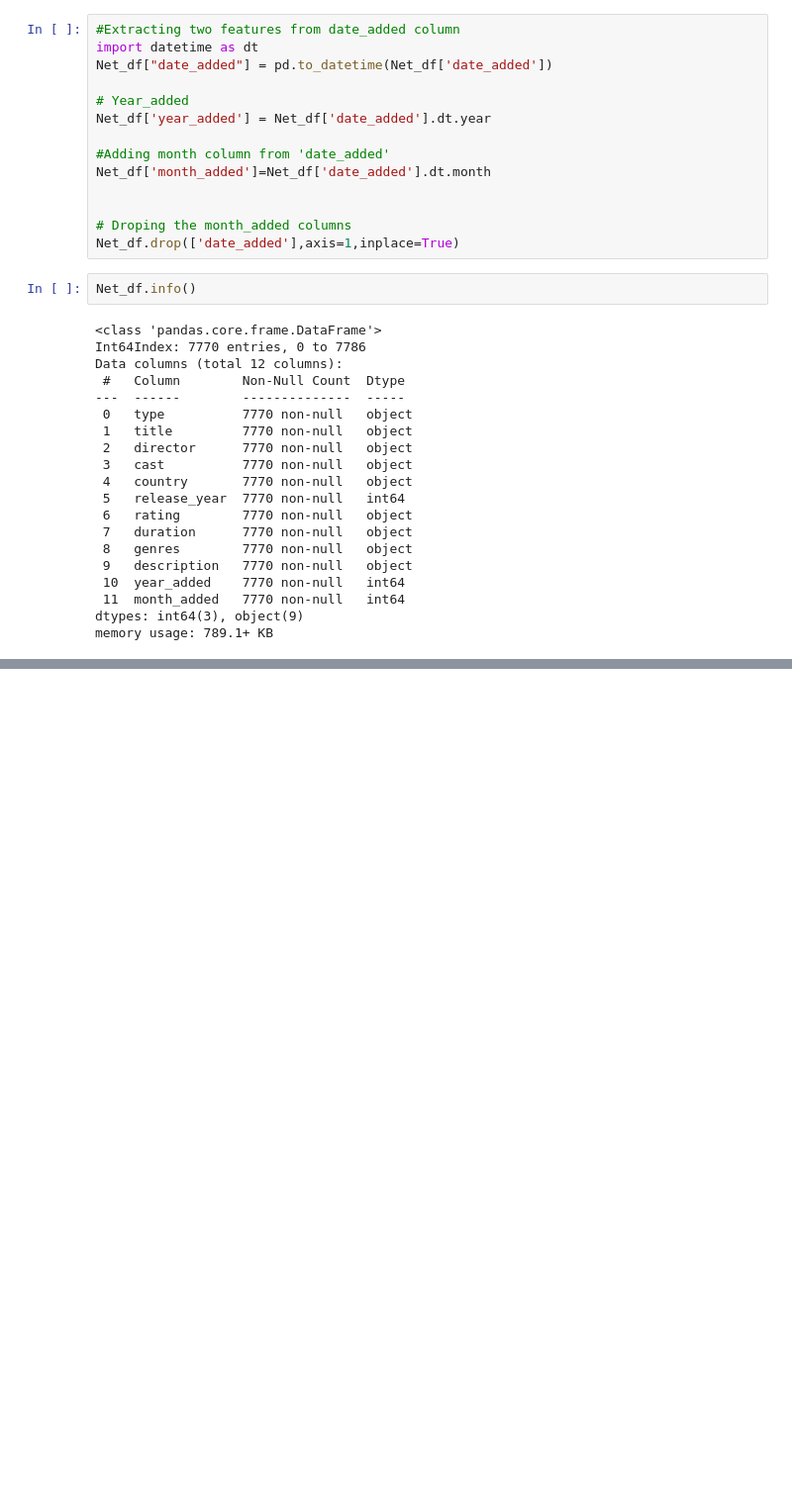
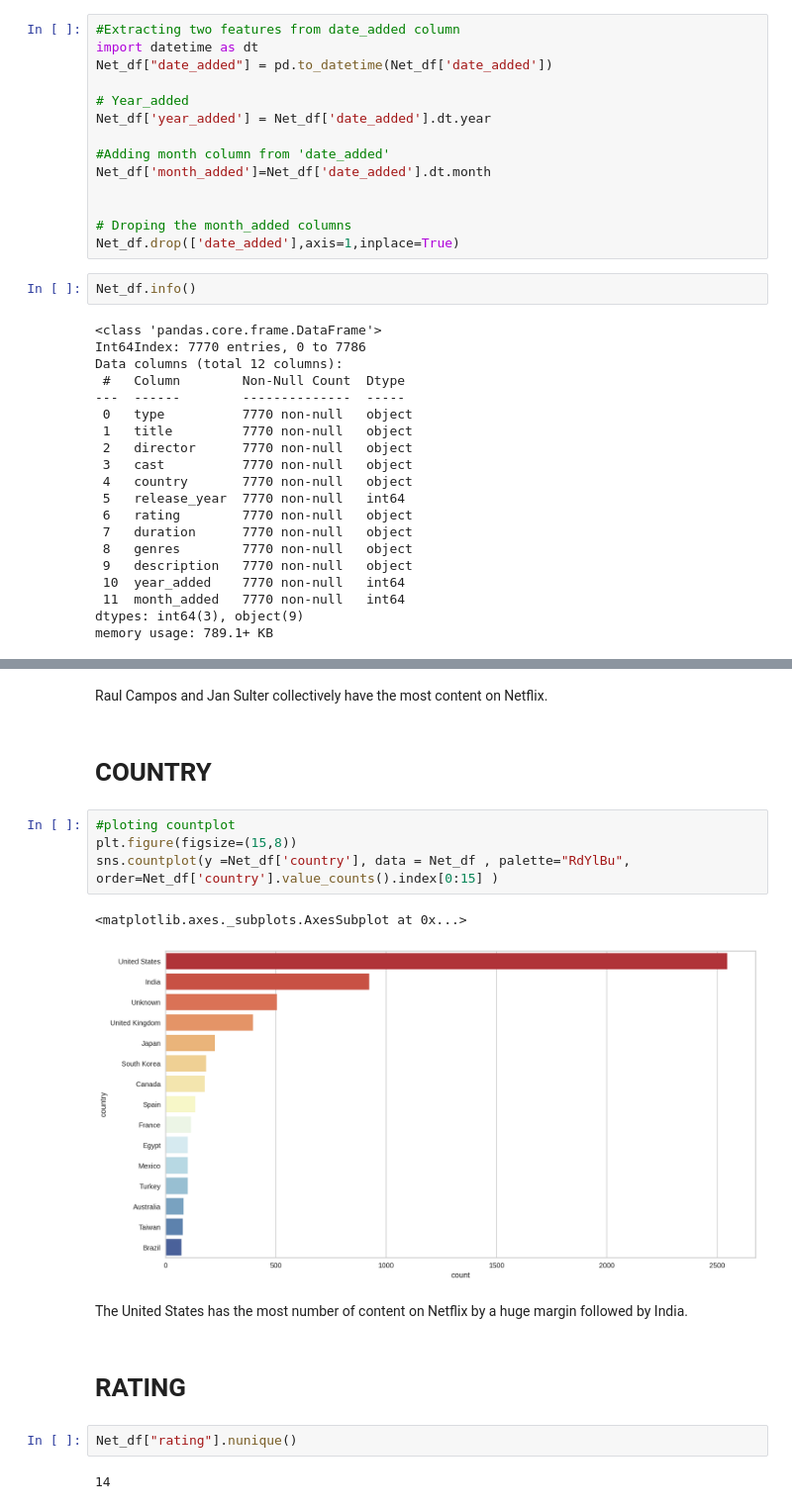
Before and after one commit to Harshjyot-Singh-Chawla/-Netflix-Movies-and-TV-shows-Clustering-, a Jupyter notebook: Copy_of_NETFLIX_MOVIES_AND_TV_SHOWS_CLUSTERING.ipynb, the cells around one changed output, grey strips where cells are left out. Shown at 99% size. Drawn from its saved outputs; the diff is of its cells as text; blank space fills up the shorter version.

```diff
--- a/Copy_of_NETFLIX_MOVIES_AND_TV_SHOWS_CLUSTERING.ipynb
+++ b/Copy_of_NETFLIX_MOVIES_AND_TV_SHOWS_CLUSTERING.ipynb
@@ -334,0 +394,19 @@ memory usage: 789.1+ KB
+# %% [markdown]
+Raul Campos and Jan Sulter collectively have the most content on Netflix.
+# %% [markdown]
+# **COUNTRY**
+# %%
+#ploting countplot
+plt.figure(figsize=(15,8))
+sns.countplot(y =Net_df['country'], data = Net_df , palette="RdYlBu", order=Net_df['country'].value_counts().index[0:15] )
+# %% [output]
+<matplotlib.axes._subplots.AxesSubplot at 0x...>
+[figure, added]
+# %% [markdown]
+The United States has the most number of content on Netflix by a huge margin followed by India.
+# %% [markdown]
+# **RATING**
+# %%
+Net_df["rating"].nunique()
+# %% [output]
+14
```
Also changed, not shown: parts of 23 cells of this notebook.
